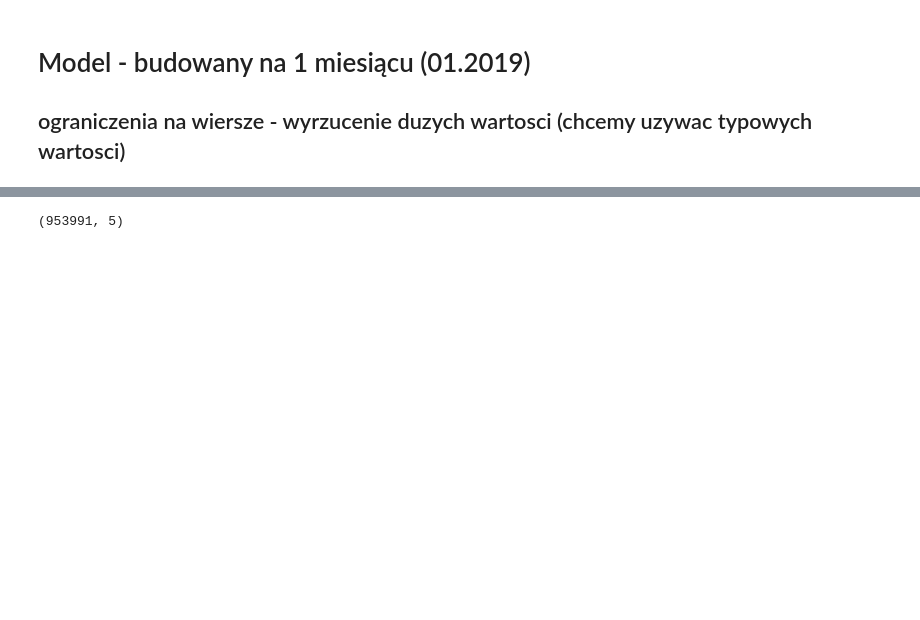
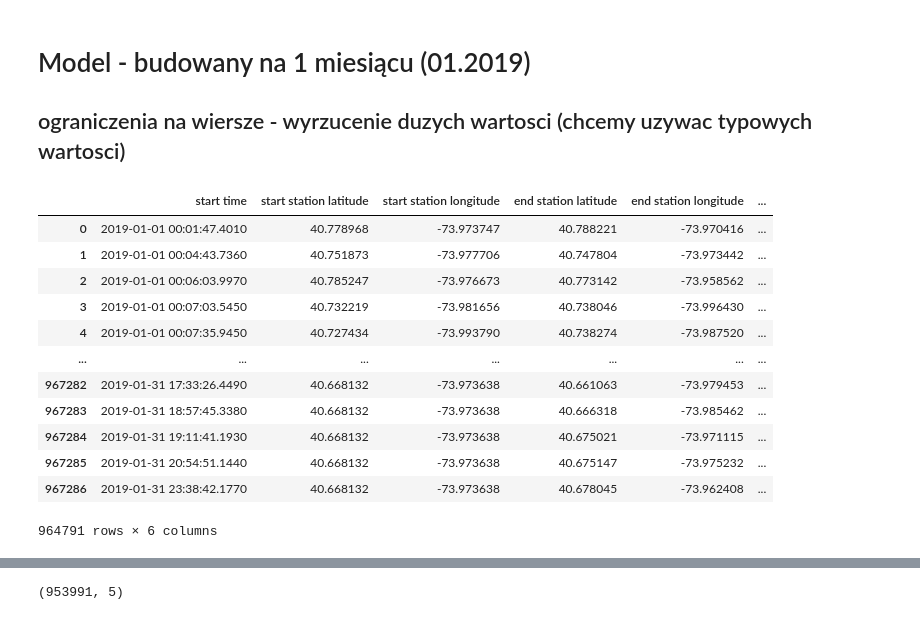
Before and after one commit to jakubkala/citibike-nyc, a Jupyter notebook: scripts/map_firstmodel.ipynb, the cells around one changed output, grey strips where cells are left out. Drawn from its saved outputs; the diff is of its cells as text; code cells hidden in the pictures; blank space fills up the shorter version.

```diff
--- a/scripts/map_firstmodel.ipynb
+++ b/scripts/map_firstmodel.ipynb
@@ -107 +117,17 @@ X = dataloader.data.loc[dataloader.data['tripduration'] < 5000,
+# %%
+X
+# %% [output]
+|  | start time | start station latitude | start station longitude | end station latitude | end station longitude | ... |
+| 0 | 2019-01-01 00:01:47.4010 | 40.778968 | -73.973747 | 40.788221 | -73.970416 | ... |
+| 1 | 2019-01-01 00:04:43.7360 | 40.751873 | -73.977706 | 40.747804 | -73.973442 | ... |
+| 2 | 2019-01-01 00:06:03.9970 | 40.785247 | -73.976673 | 40.773142 | -73.958562 | ... |
+| 3 | 2019-01-01 00:07:03.5450 | 40.732219 | -73.981656 | 40.738046 | -73.996430 | ... |
+| 4 | 2019-01-01 00:07:35.9450 | 40.727434 | -73.993790 | 40.738274 | -73.987520 | ... |
+| ... | ... | ... | ... | ... | ... | ... |
+| 967282 | 2019-01-31 17:33:26.4490 | 40.668132 | -73.973638 | 40.661063 | -73.979453 | ... |
+| 967283 | 2019-01-31 18:57:45.3380 | 40.668132 | -73.973638 | 40.666318 | -73.985462 | ... |
+| 967284 | 2019-01-31 19:11:41.1930 | 40.668132 | -73.973638 | 40.675021 | -73.971115 | ... |
+| 967285 | 2019-01-31 20:54:51.1440 | 40.668132 | -73.973638 | 40.675147 | -73.975232 | ... |
+| 967286 | 2019-01-31 23:38:42.1770 | 40.668132 | -73.973638 | 40.678045 | -73.962408 | ... |
+964791 rows × 6 columns
 # %%
```
Also changed, not shown: parts of 12 cells of this notebook, 1 other file.
